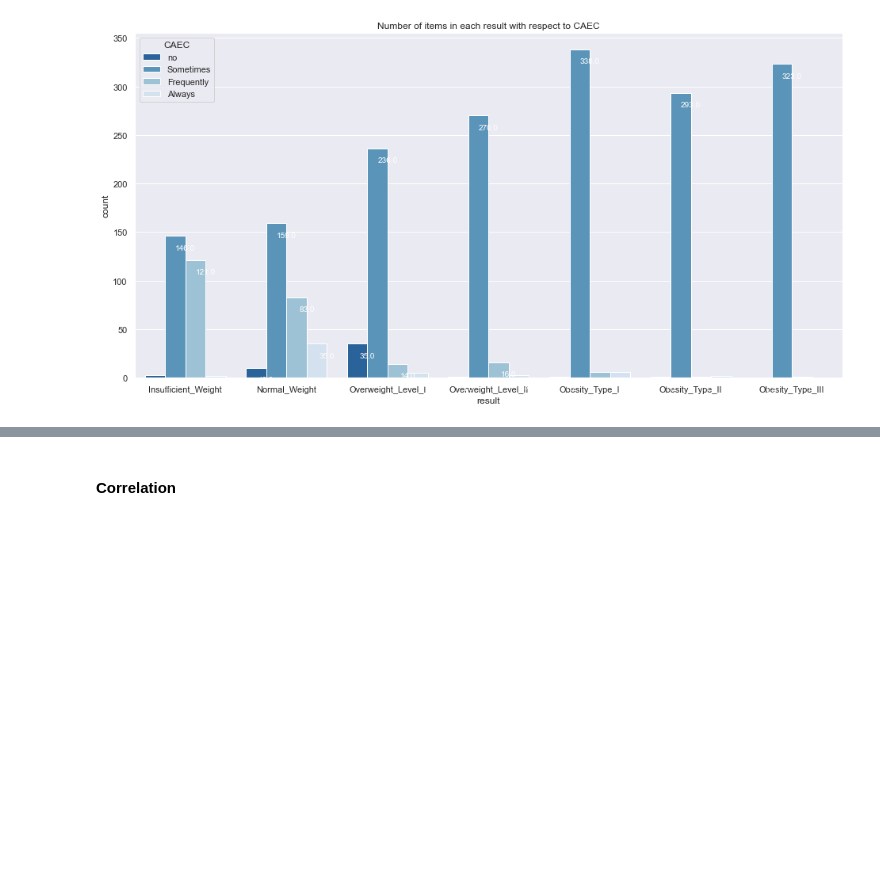
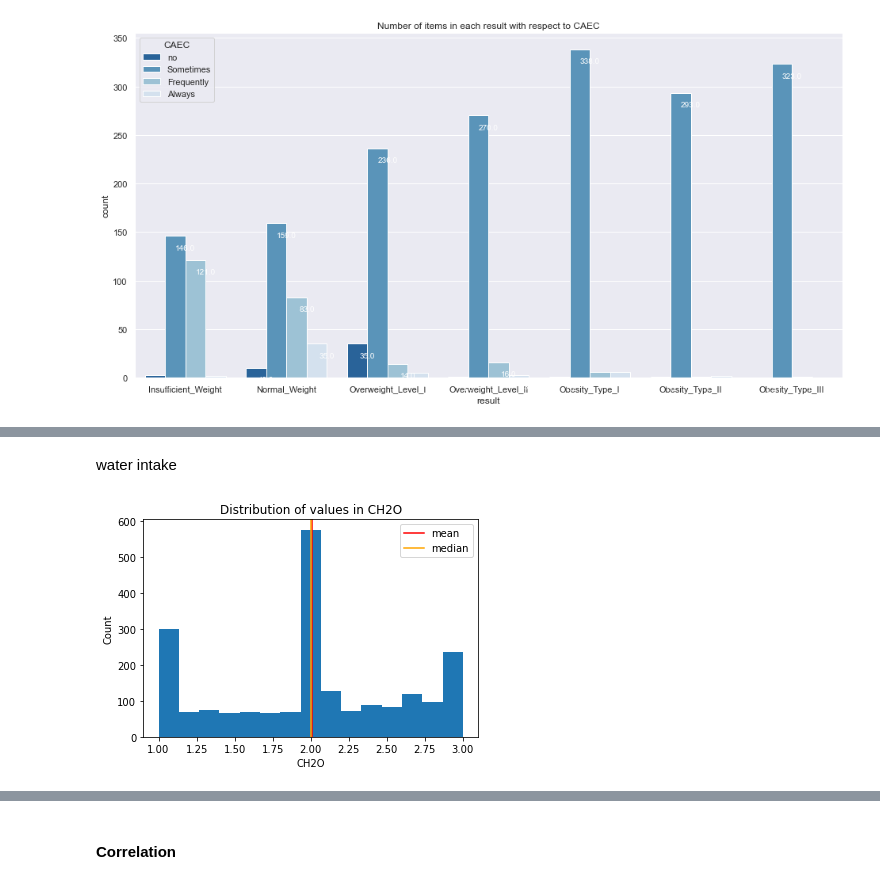
Before and after one commit to SanketAgwl/Obesity-Prediction-Data-Science, a Jupyter notebook: project.ipynb, the cells around one changed output, grey strips where cells are left out. Saved outputs shown, nothing was run; the diff lists cells and outputs as text; code cells hidden in the pictures; blank space fills up the shorter version.

```diff
--- a/project.ipynb
+++ b/project.ipynb
@@ -291,0 +304,6 @@ cross_plot(df, "result", "CAEC", weight_order, hue_order= ["no", "Sometimes", "F
+# %% [markdown]
+water intake
+# %%
+plot_distribution(df,"CH2O")
+# %% [output]
+[figure, added]
```
Also changed, not shown: parts of 12 cells of this notebook.
